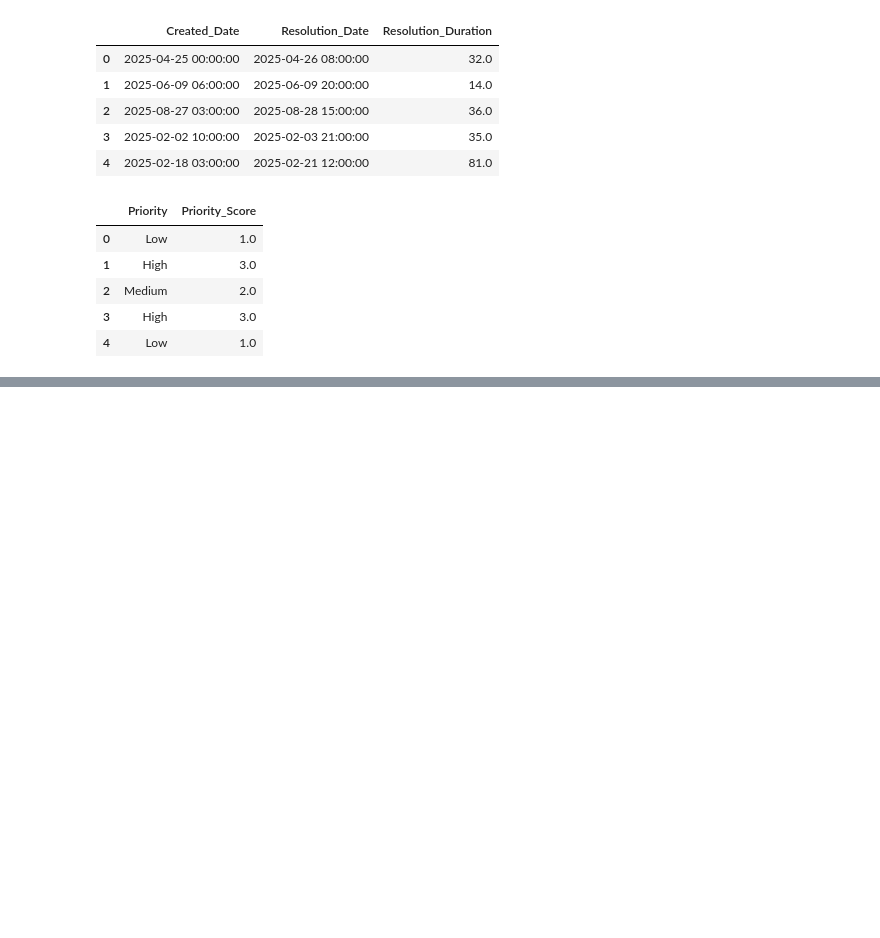
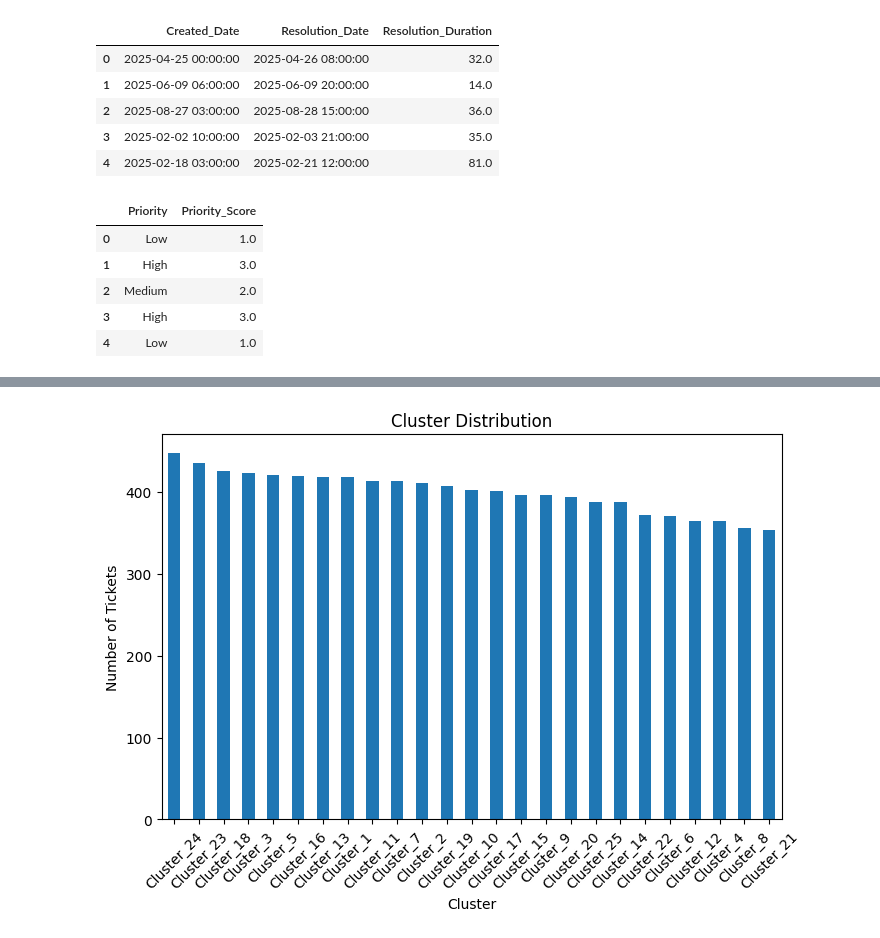
Before and after one commit to springboardmentor1210a/Supportlytics, a Jupyter notebook: infosys_springboard.ipynb, the cells around one changed output, grey strips where cells are left out. Drawn from its saved outputs; the diff is of its cells as text; code cells hidden in the pictures; blank space fills up the shorter version.

```diff
--- a/infosys_springboard.ipynb
+++ b/infosys_springboard.ipynb
@@ -180,0 +209,13 @@ df.to_excel("IT_Support_Tickets_Cleaned.xlsx", index=False)
+# %%
+df["Cluster_Name"].value_counts().plot(
+    kind="bar",
+    figsize=(8,5)
+)
+
+plt.title("Cluster Distribution")
+plt.xlabel("Cluster")
+plt.ylabel("Number of Tickets")
+plt.xticks(rotation=45)
+plt.show()
+# %% [output]
+[figure, added]
```
Also changed, not shown: parts of 33 cells of this notebook, 3 other files.
